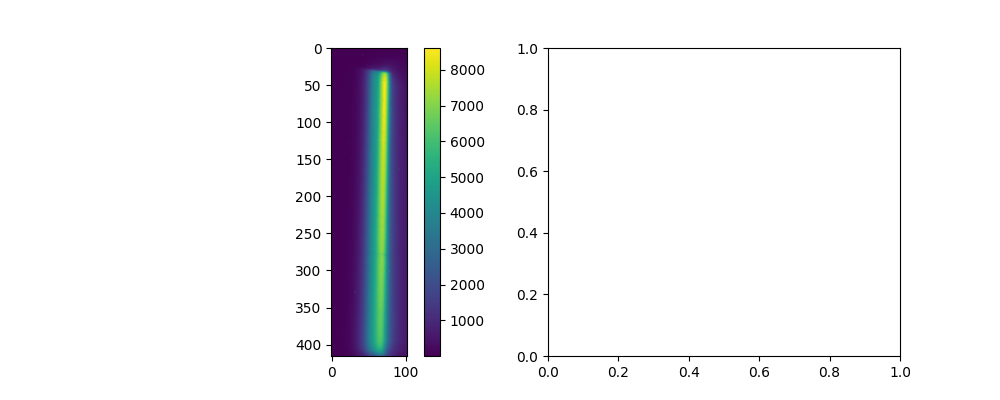
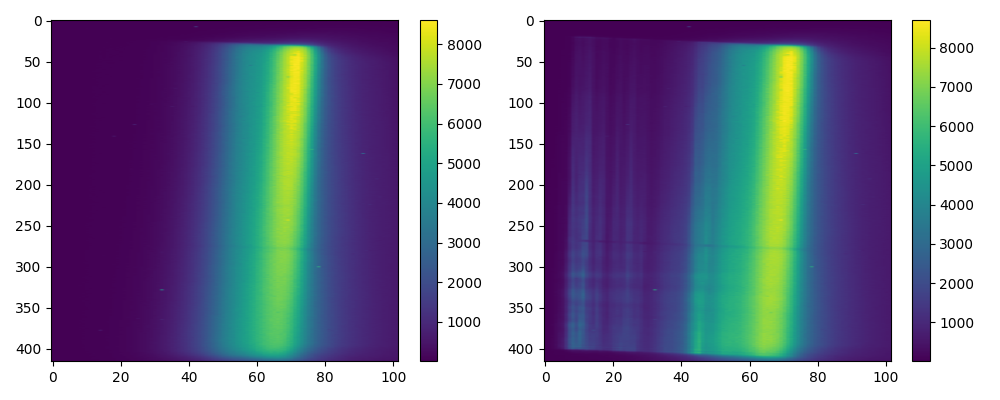
The notebook cell's code change between the first figure and the second:
--- before
+++ after
@@ -21,7 +21,7 @@
 fig.tight_layout()
 
-spec = dirtySpec-bg
+specImg = dirtySpec-bg
 fig2, ax2 = plt.subplots()
-img = ax2.imshow(spec, vmin=np.min(spec), vmax=np.max(spec))
+img = ax2.imshow(specImg, vmin=np.min(specImg), vmax=np.max(specImg))
 fig2.colorbar(img)
 ax2.set_aspect("auto")

Commit: Started analyzing vph30 on HK